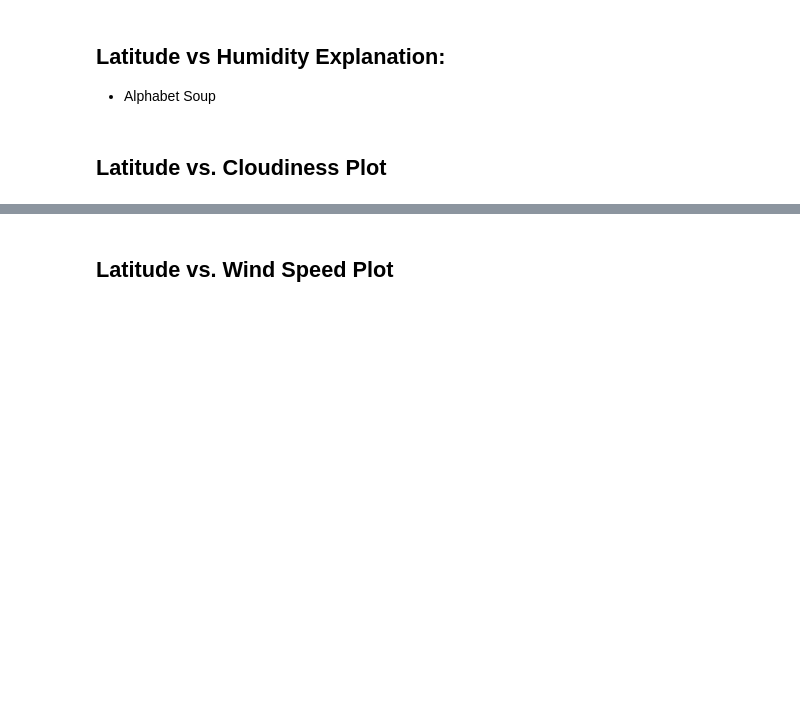
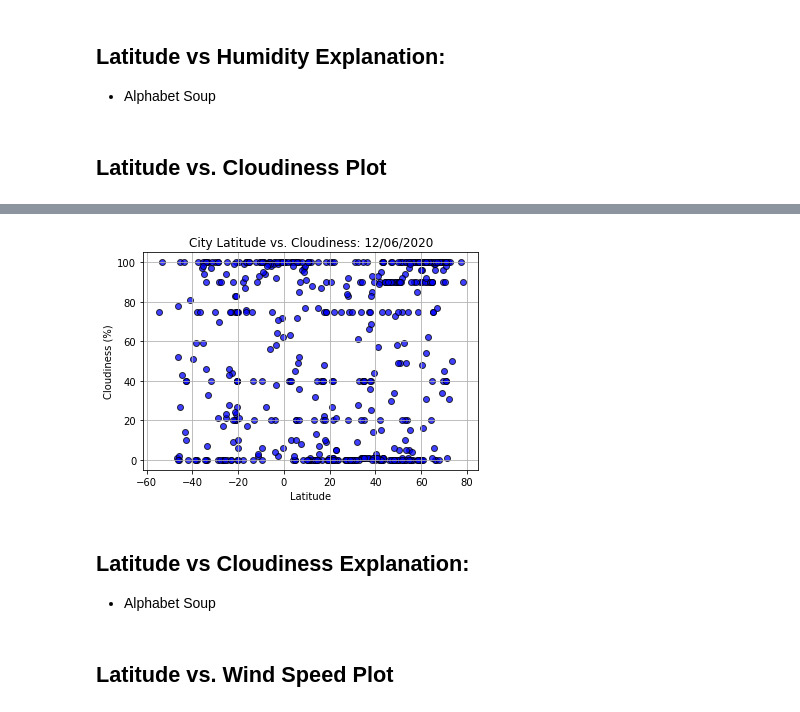
Before and after one commit to jforbis/python-api-challenge, a Jupyter notebook: WeatherPy.ipynb, the cells around one changed output, grey strips where cells are left out. Cells and saved outputs as stored; diff of their text form; code cells hidden in the pictures; blank space fills up the shorter version.

```diff
--- a/WeatherPy.ipynb
+++ b/WeatherPy.ipynb
@@ -237,2 +234,17 @@ plt.savefig("weatherPy/output_data/fig2.png")
+# %%
+# Scatter plot for looking at latitude vs. cloudiness
+plt.scatter(clean_city_data["Lat"], clean_city_data["Cloudiness"], marker="o", facecolors="blue", edgecolors="black", alpha=0.75)
+
+# Incorporate the other graph properties
+plt.title(f"City Latitude vs. Cloudiness: {time.strftime('%m/%d/%Y')}")
+plt.ylabel("Cloudiness (%)")
+plt.xlabel("Latitude")
+plt.grid(True)
+plt.savefig("weatherPy/output_data/fig3.png")
+# %% [output]
+[figure, added]
+# %% [markdown]
+## Latitude vs Cloudiness Explanation:
+* Alphabet Soup
 # %% [markdown]
 ## Latitude vs. Wind Speed Plot
```
Also changed, not shown: parts of 6 cells of this notebook, 4 other files.
